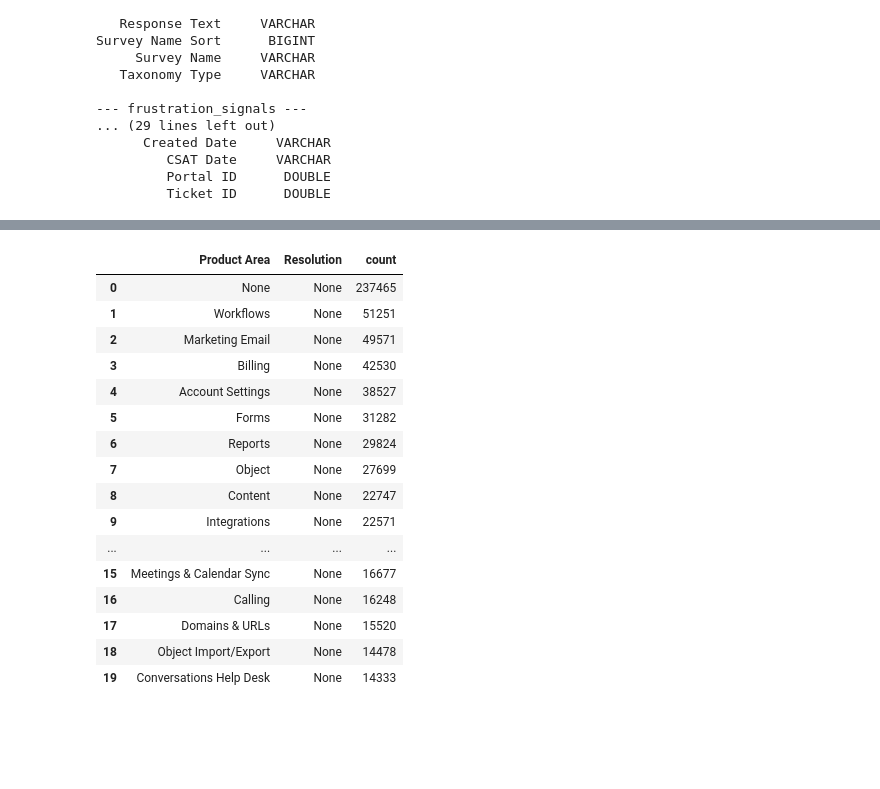
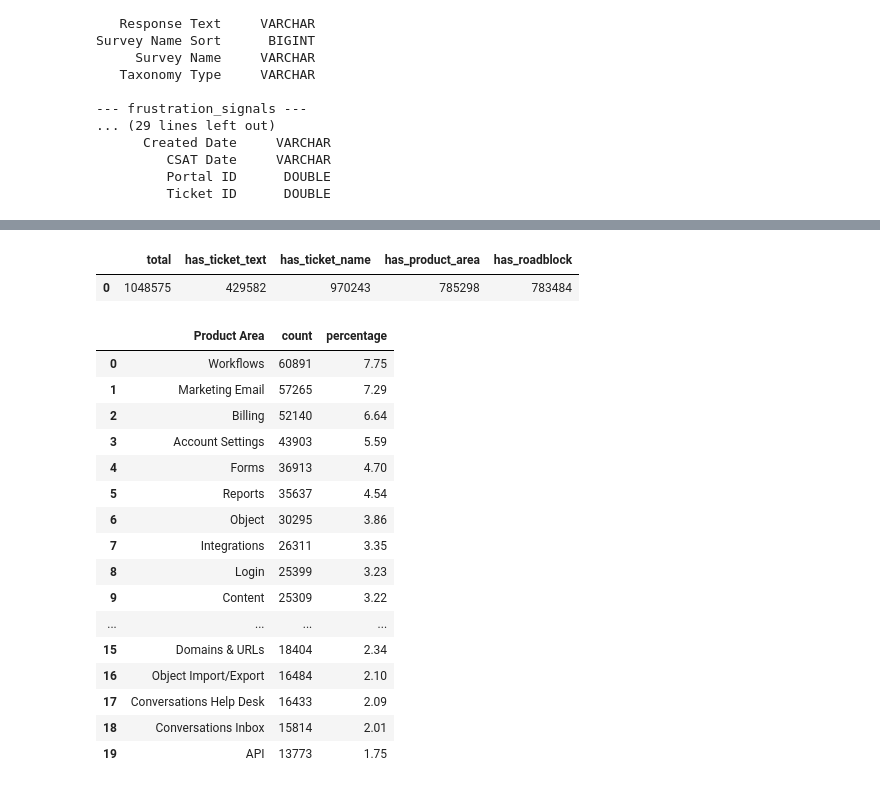
Before and after one commit to carlosmelgar5/Hubspot, a Jupyter notebook: notebooks/Database/db.ipynb, the cells around one changed output, grey strips where cells are left out. Drawn from its saved outputs; the diff is of its cells as text; code cells hidden in the pictures; blank space fills up the shorter version.

```diff
--- a/notebooks/Database/db.ipynb
+++ b/notebooks/Database/db.ipynb
@@ -121,27 +394,45 @@ conn.execute("""
+# %%
+# Check how many tickets have usable text vs nulls
+# We need to know how much data we're actually working with for NLP
+conn.execute("""
+    SELECT
+        COUNT(*) as total,
+        COUNT("Ticket Text") as has_ticket_text,
+        COUNT("Ticket Name") as has_ticket_name,
+        COUNT("Product Area") as has_product_area,
+        COUNT("Roadblock") as has_roadblock
+    FROM support_tickets
+""").df()
+# %% [output]
+|  | total | has_ticket_text | has_ticket_name | has_product_area | has_roadblock |
+| 0 | 1048575 | 429582 | 970243 | 785298 | 783484 |
 # %%
-# SUPPORT TICKETS - tickets by product area and resolution
+# Distribution of tickets by Product Area
+# This gives us a structural view before we do any text analysis
 conn.execute("""
-    SELECT "Product Area", "Resolution", COUNT(*) as count
+    SELECT "Product Area", COUNT(*) as count,
+           ROUND(COUNT(*) * 100.0 / SUM(COUNT(*)) OVER (), 2) as percentage
     FROM support_tickets
-    GROUP BY "Product Area", "Resolution"
+    WHERE "Product Area" IS NOT NULL
+    GROUP BY "Product Area"
     ORDER BY count DESC
     LIMIT 20
 """).df()
 # %% [output]
-|  | Product Area | Resolution | count |
-| 0 | None | None | 237465 |
-| 1 | Workflows | None | 51251 |
-| 2 | Marketing Email | None | 49571 |
-| 3 | Billing | None | 42530 |
-| 4 | Account Settings | None | 38527 |
-| 5 | Forms | None | 31282 |
-| 6 | Reports | None | 29824 |
-| 7 | Object | None | 27699 |
-| 8 | Content | None | 22747 |
-| 9 | Integrations | None | 22571 |
+|  | Product Area | count | percentage |
+| 0 | Workflows | 60891 | 7.75 |
+| 1 | Marketing Email | 57265 | 7.29 |
+| 2 | Billing | 52140 | 6.64 |
+| 3 | Account Settings | 43903 | 5.59 |
+| 4 | Forms | 36913 | 4.70 |
+| 5 | Reports | 35637 | 4.54 |
+| 6 | Object | 30295 | 3.86 |
+| 7 | Integrations | 26311 | 3.35 |
+| 8 | Login | 25399 | 3.23 |
+| 9 | Content | 25309 | 3.22 |
 | ... | ... | ... | ... |
-| 15 | Meetings & Calendar Sync | None | 16677 |
-| 16 | Calling | None | 16248 |
-| 17 | Domains & URLs | None | 15520 |
-| 18 | Object Import/Export | None | 14478 |
-| 19 | Conversations Help Desk | None | 14333 |
+| 15 | Domains & URLs | 18404 | 2.34 |
+| 16 | Object Import/Export | 16484 | 2.10 |
+| 17 | Conversations Help Desk | 16433 | 2.09 |
+| 18 | Conversations Inbox | 15814 | 2.01 |
+| 19 | API | 13773 | 1.75 |
```
Also changed, not shown: parts of 18 cells of this notebook, 1 other file.
